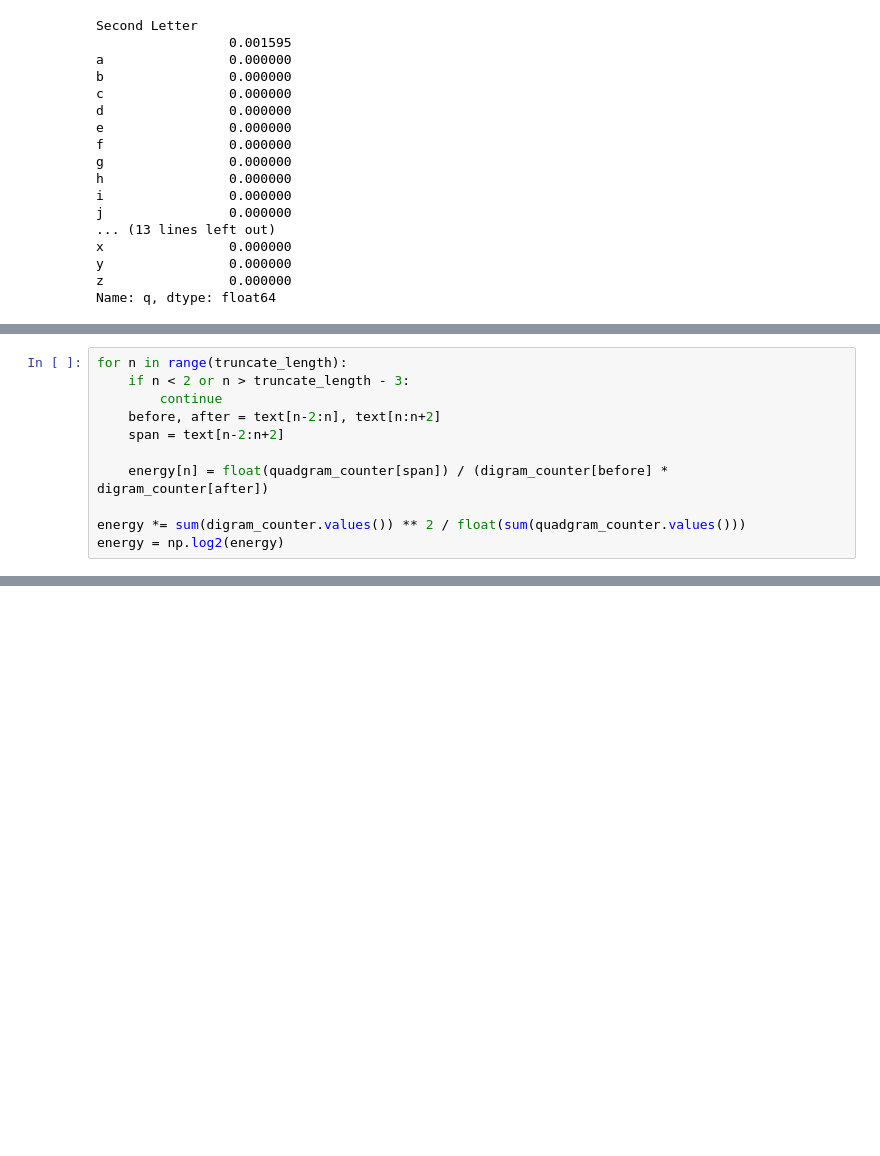
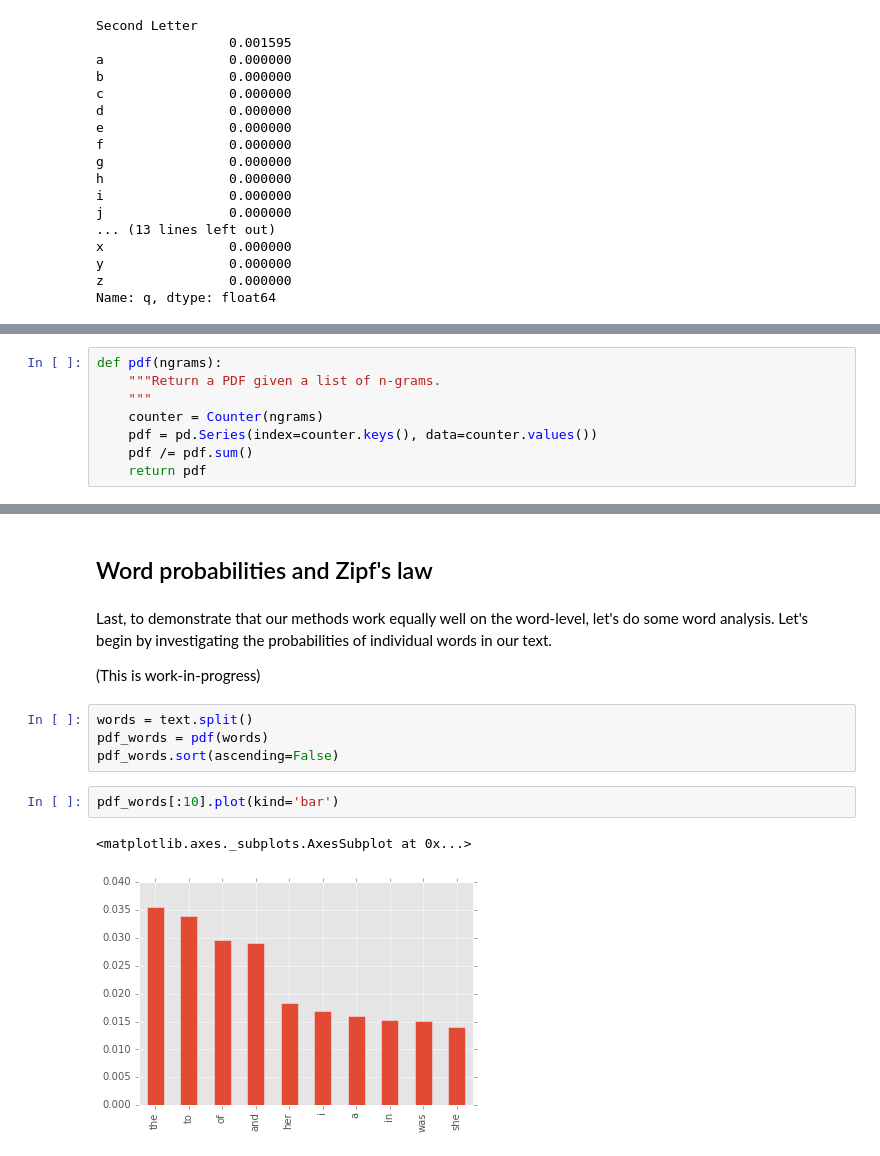
Before and after one commit to jvkersch/pattern-theory, a Jupyter notebook: Analyzing n-tuples.ipynb, the cells around one changed output, grey strips where cells are left out. Saved outputs shown, nothing was run; the diff lists cells and outputs as text; blank space fills up the shorter version.

```diff
--- a/Analyzing n-tuples.ipynb
+++ b/Analyzing n-tuples.ipynb
@@ -500,11 +196,0 @@ quadgram_counter = Counter(quadgrams)
-# %%
-for n in range(truncate_length):
-    if n < 2 or n > truncate_length - 3:
-        continue
-    before, after = text[n-2:n], text[n:n+2]
-    span = text[n-2:n+2]
-
-    energy[n] = float(quadgram_counter[span]) / (digram_counter[before] * digram_counter[after])
-
-energy *= sum(digram_counter.values()) ** 2 / float(sum(quadgram_counter.values()))
-energy = np.log2(energy)
@@ -540,0 +264,8 @@ Object `ax.hxlines` not found.
+# %%
+def pdf(ngrams):
+    """Return a PDF given a list of n-grams.
+    """
+    counter = Counter(ngrams)
+    pdf = pd.Series(index=counter.keys(), data=counter.values())
+    pdf /= pdf.sum()
+    return pdf
@@ -540,0 +449,16 @@ Object `ax.hxlines` not found.
+# %% [markdown]
+Word probabilities and Zipf's law
+--
+# %% [markdown]
+Last, to demonstrate that our methods work equally well on the word-level, let's do some word analysis. Let's begin by investigating the probabilities of individual words in our text.
+
+(This is work-in-progress)
+# %%
+words = text.split()
+pdf_words = pdf(words)
+pdf_words.sort(ascending=False)
+# %%
+pdf_words[:10].plot(kind='bar')
+# %% [output]
+<matplotlib.axes._subplots.AxesSubplot at 0x...>
+[figure, added]
```
Also changed, not shown: parts of 115 cells of this notebook.
